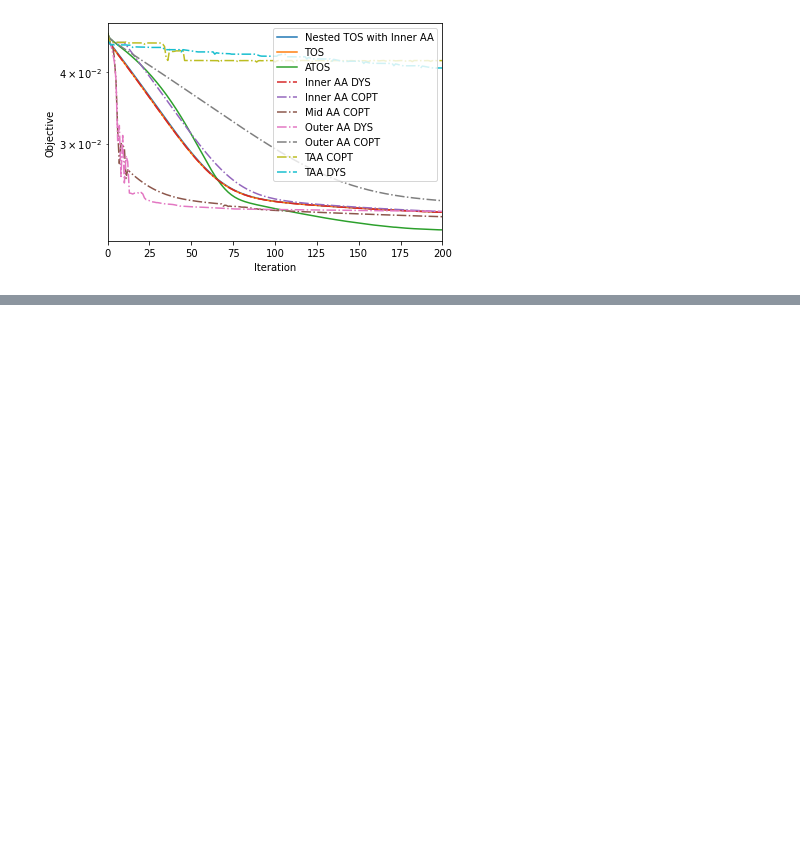
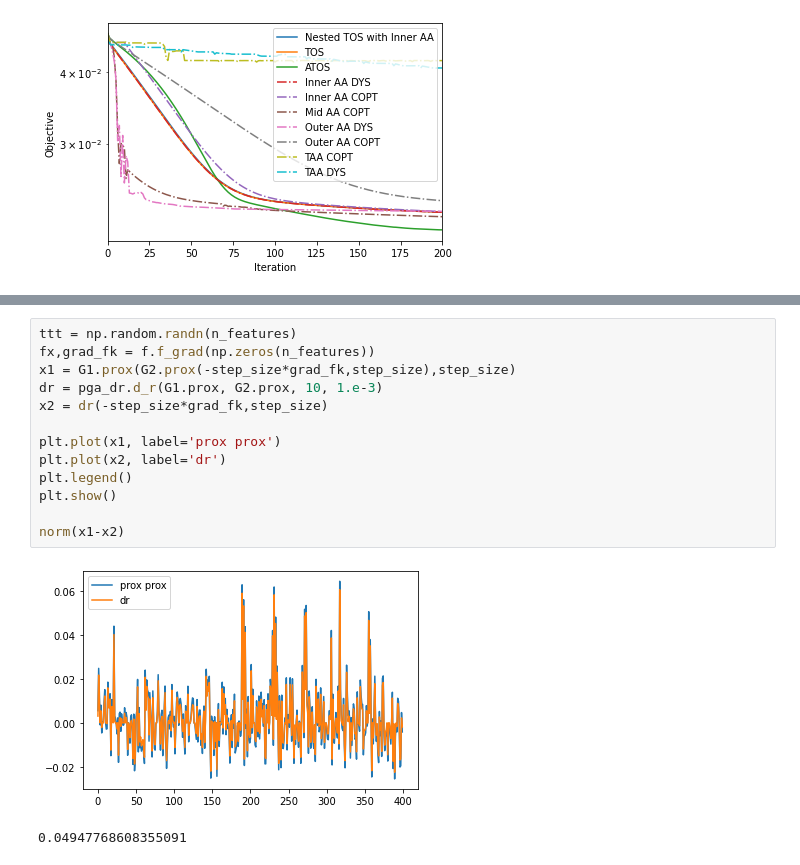
Before and after one commit to hansolsuh/aa_tos, a Jupyter notebook: AATOS.ipynb, the cells around one changed output, grey strips where cells are left out. Drawn from its saved outputs; the diff is of its cells as text; blank space fills up the shorter version.

```diff
--- a/AATOS.ipynb
+++ b/AATOS.ipynb
@@ -792,0 +840,16 @@ TAA ATOS
+# %%
+ttt = np.random.randn(n_features)
+fx,grad_fk = f.f_grad(np.zeros(n_features))
+x1 = G1.prox(G2.prox(-step_size*grad_fk,step_size),step_size)
+dr = pga_dr.d_r(G1.prox, G2.prox, 10, 1.e-3)
+x2 = dr(-step_size*grad_fk,step_size)
+
+plt.plot(x1, label='prox prox')
+plt.plot(x2, label='dr')
+plt.legend()
+plt.show()
+
+norm(x1-x2)
+# %% [output]
+[figure, added]
+0.04947768608355091
```
Also changed, not shown: parts of 5 cells of this notebook.
